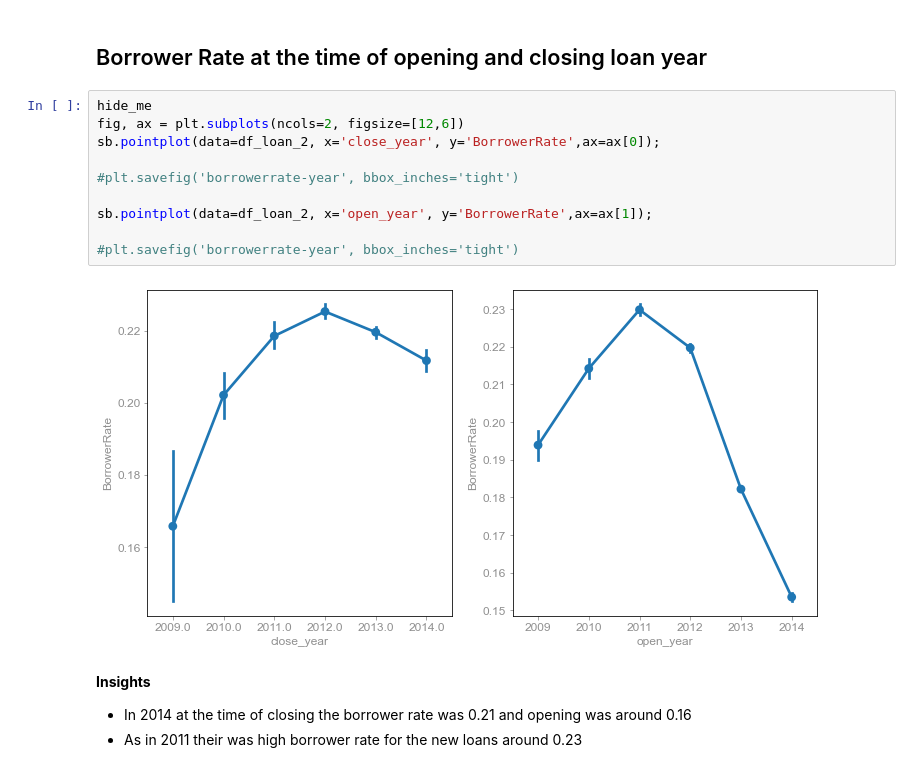
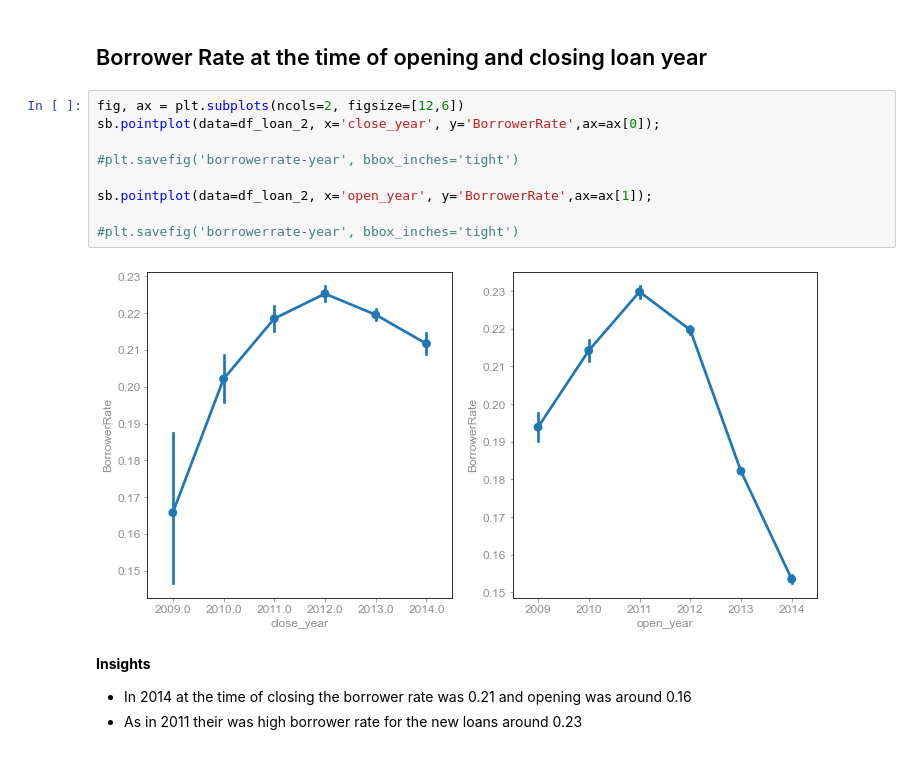
Before and after one commit to amitsingh0823/Prosper-Loans-Data-Analysis, a Jupyter notebook: slide_deck.ipynb, the cells around one changed output. Saved outputs shown, nothing was run; the diff lists cells and outputs as text.

```diff
--- a/slide_deck.ipynb
+++ b/slide_deck.ipynb
@@ -173,17 +143,16 @@ See the caveats in the documentation: https://pandas.pydata.org/pandas-docs/stab
 # %% [markdown]
 ## Borrower Rate at the time of  opening and closing loan year
 # %%
-hide_me
 fig, ax = plt.subplots(ncols=2, figsize=[12,6])
 sb.pointplot(data=df_loan_2, x='close_year', y='BorrowerRate',ax=ax[0]);
 
 #plt.savefig('borrowerrate-year', bbox_inches='tight')
 
 sb.pointplot(data=df_loan_2, x='open_year', y='BorrowerRate',ax=ax[1]);
 
 #plt.savefig('borrowerrate-year', bbox_inches='tight')
 # %% [output]
-[figure, old version]
+[figure, new version]
 # %% [markdown]
 **Insights**
 
```
Also changed, not shown: parts of 30 cells of this notebook, 1 other file.
